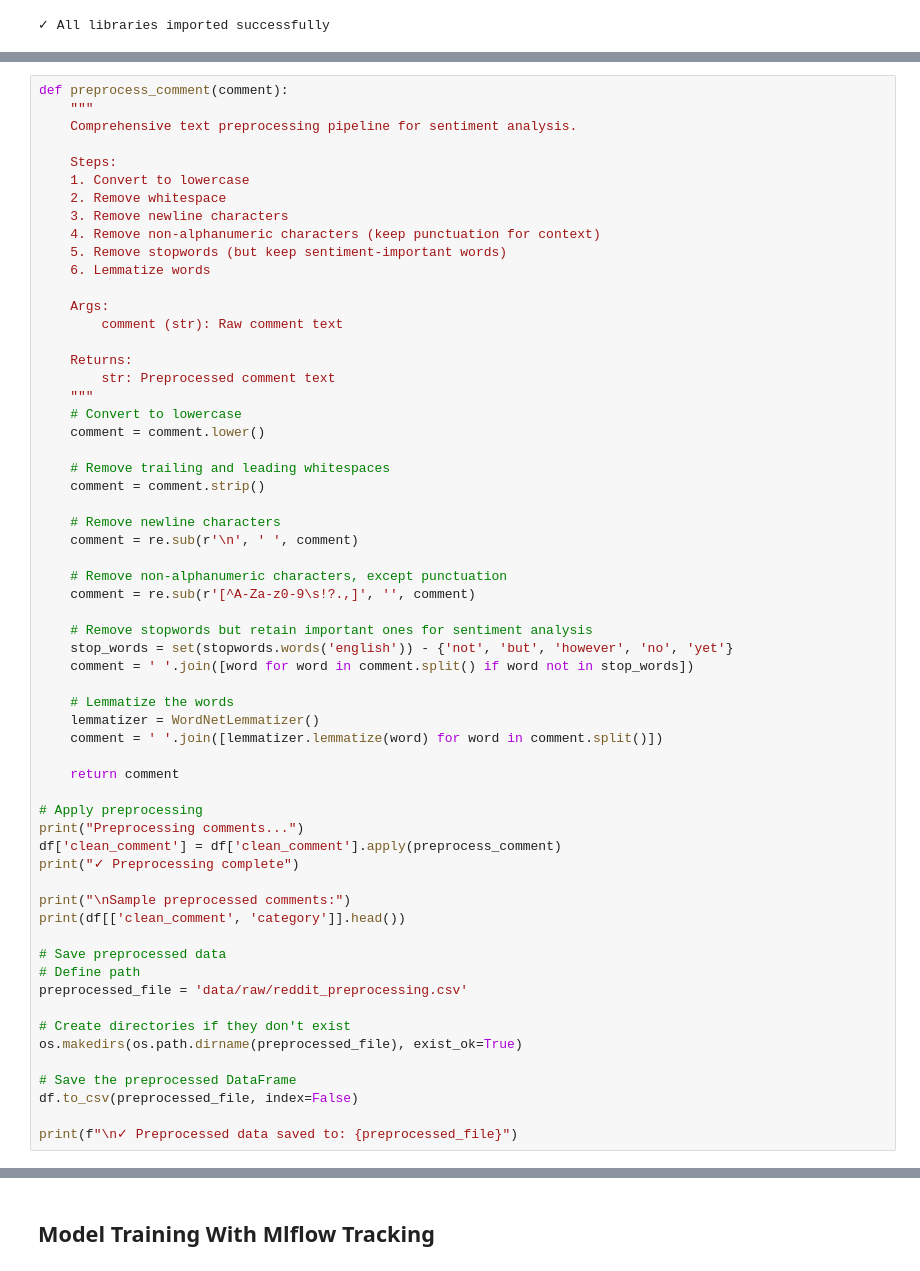
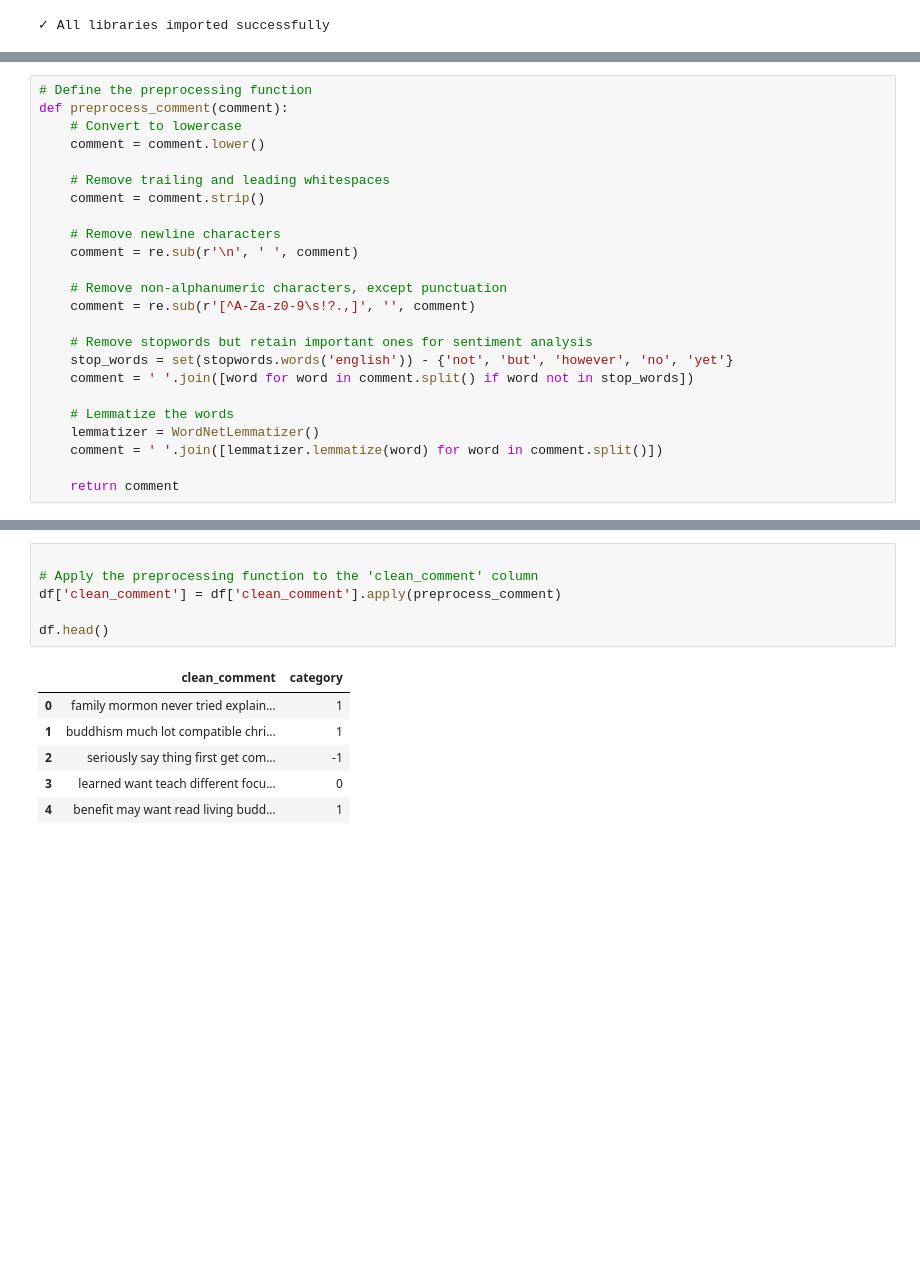
Before and after one commit to Rasath16/Youtube-Sentiment-Pipeline, a Jupyter notebook: Notebooks/1_baseline_model.ipynb, the cells around one changed output, grey strips where cells are left out. Cells and saved outputs as stored; diff of their text form; blank space fills up the shorter version.

```diff
--- a/Notebooks/1_baseline_model.ipynb
+++ b/Notebooks/1_baseline_model.ipynb
@@ -168,22 +73,6 @@ Cleaned Dataset Shape: 36793 rows × 2 columns
 # %%
+# Define the preprocessing function
 def preprocess_comment(comment):
-    """
-    Comprehensive text preprocessing pipeline for sentiment analysis.
-
-    Steps:
-    1. Convert to lowercase
-    2. Remove whitespace
-    3. Remove newline characters
-    4. Remove non-alphanumeric characters (keep punctuation for context)
-    5. Remove stopwords (but keep sentiment-important words)
-    6. Lemmatize words
-
-    Args:
-        comment (str): Raw comment text
-
-    Returns:
-        str: Preprocessed comment text
-    """
     # Convert to lowercase
     comment = comment.lower()
 
@@ -205,23 +94,3 @@ def preprocess_comment(comment):
     comment = ' '.join([lemmatizer.lemmatize(word) for word in comment.split()])
 
     return comment
-
-# Apply preprocessing
-print("Preprocessing comments...")
-df['clean_comment'] = df['clean_comment'].apply(preprocess_comment)
-print("✓ Preprocessing complete")
-
-print("\nSample preprocessed comments:")
-print(df[['clean_comment', 'category']].head())
-
-# Save preprocessed data
-# Define path
-preprocessed_file = 'data/raw/reddit_preprocessing.csv'
-
-# Create directories if they don't exist
-os.makedirs(os.path.dirname(preprocessed_file), exist_ok=True)
-
-# Save the preprocessed DataFrame
-df.to_csv(preprocessed_file, index=False)
-
-print(f"\n✓ Preprocessed data saved to: {preprocessed_file}")
@@ -318,2 +97,13 @@ for label, count in zip(unique, counts):
-# %% [markdown]
-## Model Training With Mlflow Tracking
+# %%
+
+# Apply the preprocessing function to the 'clean_comment' column
+df['clean_comment'] = df['clean_comment'].apply(preprocess_comment)
+
+df.head()
+# %% [output]
+|  | clean_comment | category |
+| 0 | family mormon never tried explain... | 1 |
+| 1 | buddhism much lot compatible chri... | 1 |
+| 2 | seriously say thing first get com... | -1 |
+| 3 | learned want teach different focu... | 0 |
+| 4 | benefit may want read living budd... | 1 |
```
Also changed, not shown: parts of 25 cells of this notebook, 4 other files.
